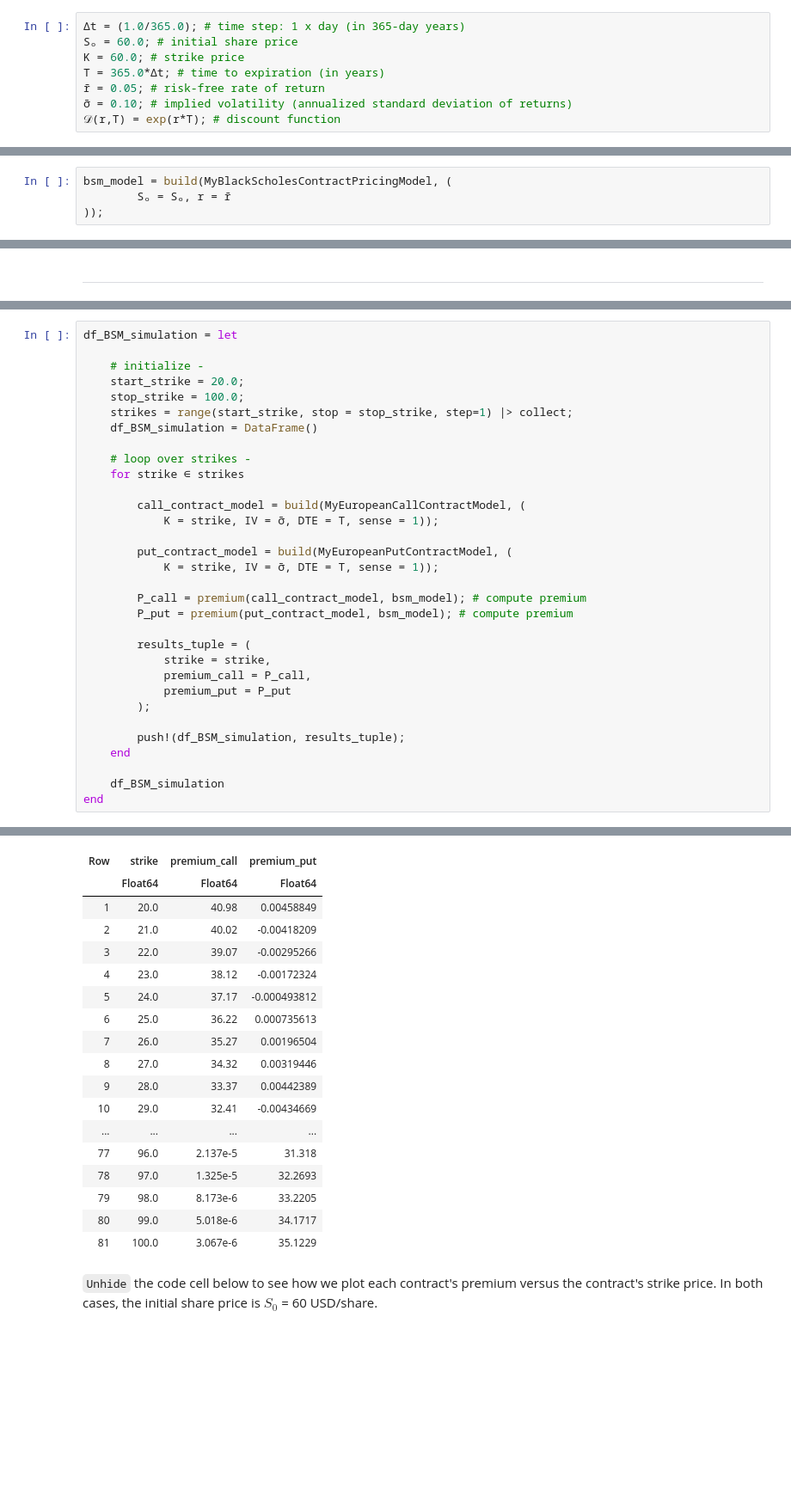
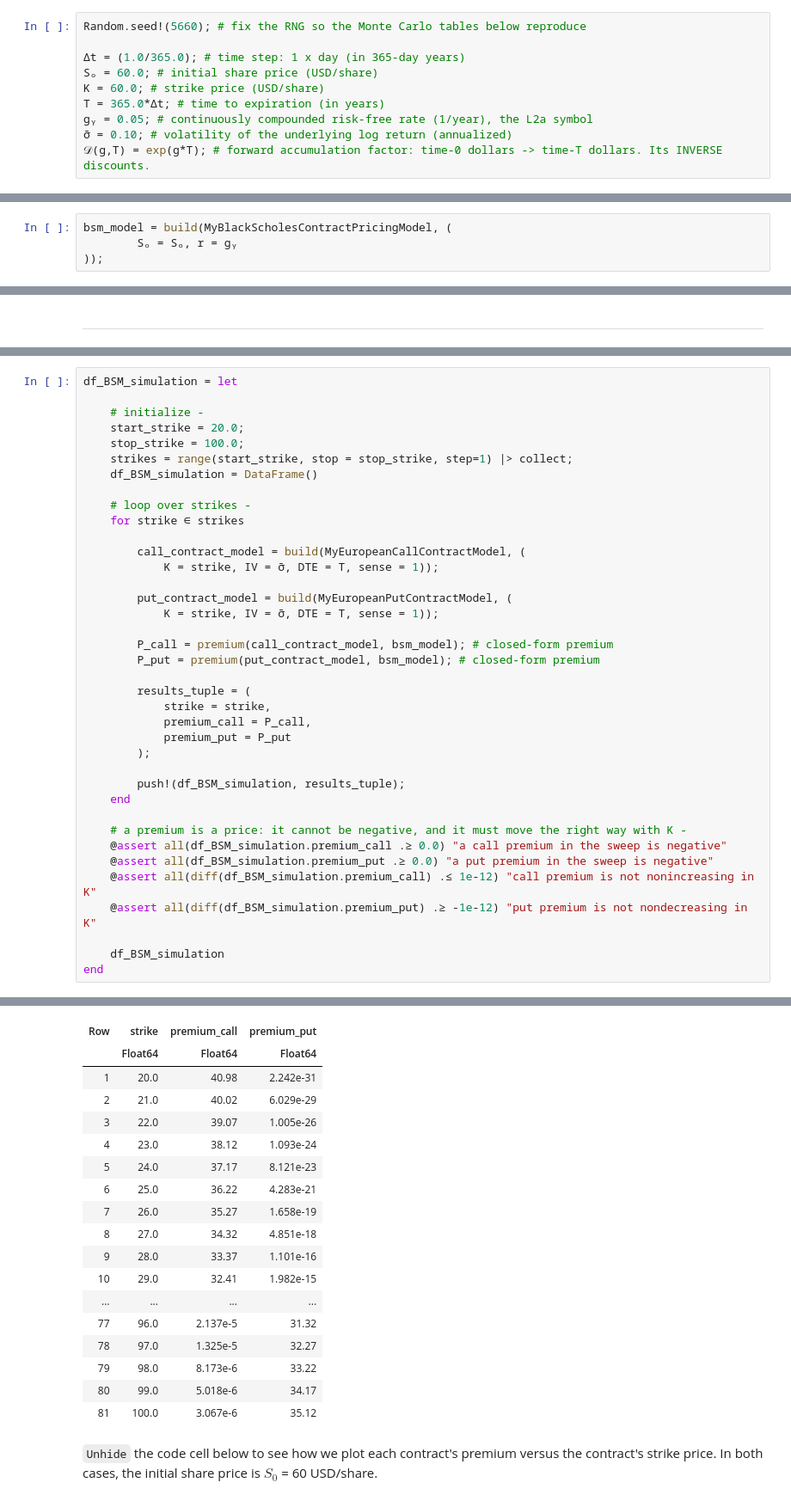
Before and after one commit to varnerlab/CHEME-5660-CourseRepository-Fall-2026, a Jupyter notebook: lectures/week-9/L9a/CHEME-5660-L9a-Example-BSM-Premium-Fall-2026.ipynb, the cells around one changed output, grey strips where cells are left out. Shown at 86% size. Saved outputs shown, nothing was run; the diff lists cells and outputs as text; blank space fills up the shorter version.

```diff
--- a/lectures/week-9/L9a/CHEME-5660-L9a-Example-BSM-Premium-Fall-2026.ipynb
+++ b/lectures/week-9/L9a/CHEME-5660-L9a-Example-BSM-Premium-Fall-2026.ipynb
@@ -34,13 +38,15 @@ Let's compute the European call premium using two approaches:
 
 We start by defining the problem parameters that are shared between the approaches:
 # %%
+Random.seed!(5660); # fix the RNG so the Monte Carlo tables below reproduce
+
 Δt = (1.0/365.0); # time step: 1 x day (in 365-day years)
-Sₒ = 60.0; # initial share price
-K = 60.0; # strike price
+Sₒ = 60.0; # initial share price (USD/share)
+K = 60.0; # strike price (USD/share)
 T = 365.0*Δt; # time to expiration (in years)
-r̄ = 0.05; # risk-free rate of return
-σ̄ = 0.10; # implied volatility (annualized standard deviation of returns)
-𝒟(r,T) = exp(r*T); # discount function
+gᵧ = 0.05; # continuously compounded risk-free rate (1/year), the L2a symbol
+σ̄ = 0.10; # volatility of the underlying log return (annualized)
+𝒟(g,T) = exp(g*T); # forward accumulation factor: time-0 dollars -> time-T dollars. Its INVERSE discounts.
 # %% [markdown]
 ### Approach 1: Monte Carlo estimate of European call contract price
 First, let's compute the premium for the European call contract using the Monte Carlo simulation approach.
@@ -118,7 +126,7 @@ We've implemented [a `premium(...)` method](https://varnerlab.org/CHEME-5660-Cou
 We store this instance in the `bsm_model::MyBlackScholesContractPricingModel` variable:
 # %%
 bsm_model = build(MyBlackScholesContractPricingModel, (
-        Sₒ = Sₒ, r = r̄
+        Sₒ = Sₒ, r = gᵧ
 ));
 # %% [markdown]
 Then we pass this instance, a European call or put model, to [the `premium(...)` function](https://varnerlab.org/CHEME-5660-CourseRepository-Fall-2026/dev/derivatives/#VLQuantitativeFinancePackage.premium-Tuple{MyEuropeanCallContractModel,%20MyBlackScholesContractPricingModel}), which returns the premium value `𝒫`:
@@ -229,51 +286,57 @@ df_BSM_simulation = let
     stop_strike = 100.0;
     strikes = range(start_strike, stop = stop_strike, step=1) |> collect;
     df_BSM_simulation = DataFrame()
 
     # loop over strikes -
     for strike ∈ strikes
 
         call_contract_model = build(MyEuropeanCallContractModel, (
             K = strike, IV = σ̄, DTE = T, sense = 1));
 
         put_contract_model = build(MyEuropeanPutContractModel, (
             K = strike, IV = σ̄, DTE = T, sense = 1));
 
-        P_call = premium(call_contract_model, bsm_model); # compute premium
-        P_put = premium(put_contract_model, bsm_model); # compute premium
+        P_call = premium(call_contract_model, bsm_model); # closed-form premium
+        P_put = premium(put_contract_model, bsm_model); # closed-form premium
 
         results_tuple = (
             strike = strike,
             premium_call = P_call,
             premium_put = P_put
         );
 
         push!(df_BSM_simulation, results_tuple);
     end
 
+    # a premium is a price: it cannot be negative, and it must move the right way with K -
+    @assert all(df_BSM_simulation.premium_call .≥ 0.0) "a call premium in the sweep is negative"
+    @assert all(df_BSM_simulation.premium_put .≥ 0.0) "a put premium in the sweep is negative"
+    @assert all(diff(df_BSM_simulation.premium_call) .≤ 1e-12) "call premium is not nonincreasing in K"
+    @assert all(diff(df_BSM_simulation.premium_put) .≥ -1e-12) "put premium is not nondecreasing in K"
+
     df_BSM_simulation
 end
 # %% [output]
 81×3 DataFrame
 56 rows omitted
 | Row | strike | premium_call | premium_put |
 |  | Float64 | Float64 | Float64 |
-| 1 | 20.0 | 40.98 | 0.00458849 |
-| 2 | 21.0 | 40.02 | -0.00418209 |
-| 3 | 22.0 | 39.07 | -0.00295266 |
-| 4 | 23.0 | 38.12 | -0.00172324 |
-| 5 | 24.0 | 37.17 | -0.000493812 |
-| 6 | 25.0 | 36.22 | 0.000735613 |
-| 7 | 26.0 | 35.27 | 0.00196504 |
-| 8 | 27.0 | 34.32 | 0.00319446 |
-| 9 | 28.0 | 33.37 | 0.00442389 |
-| 10 | 29.0 | 32.41 | -0.00434669 |
+| 1 | 20.0 | 40.98 | 2.242e-31 |
+| 2 | 21.0 | 40.02 | 6.029e-29 |
+| 3 | 22.0 | 39.07 | 1.005e-26 |
+| 4 | 23.0 | 38.12 | 1.093e-24 |
+| 5 | 24.0 | 37.17 | 8.121e-23 |
+| 6 | 25.0 | 36.22 | 4.283e-21 |
+| 7 | 26.0 | 35.27 | 1.658e-19 |
+| 8 | 27.0 | 34.32 | 4.851e-18 |
+| 9 | 28.0 | 33.37 | 1.101e-16 |
+| 10 | 29.0 | 32.41 | 1.982e-15 |
 | ... | ... | ... | ... |
-| 77 | 96.0 | 2.137e-5 | 31.318 |
-| 78 | 97.0 | 1.325e-5 | 32.2693 |
-| 79 | 98.0 | 8.173e-6 | 33.2205 |
-| 80 | 99.0 | 5.018e-6 | 34.1717 |
-| 81 | 100.0 | 3.067e-6 | 35.1229 |
+| 77 | 96.0 | 2.137e-5 | 31.32 |
+| 78 | 97.0 | 1.325e-5 | 32.27 |
+| 79 | 98.0 | 8.173e-6 | 33.22 |
+| 80 | 99.0 | 5.018e-6 | 34.17 |
+| 81 | 100.0 | 3.067e-6 | 35.12 |
 # %% [markdown]
 `Unhide` the code cell below to see how we plot each contract's premium versus the contract's strike price. In both cases, the initial share price is $S_{0}$ = 60 USD/share.
 # %%
```
Also changed, not shown: parts of 23 cells of this notebook, 29 other files.
